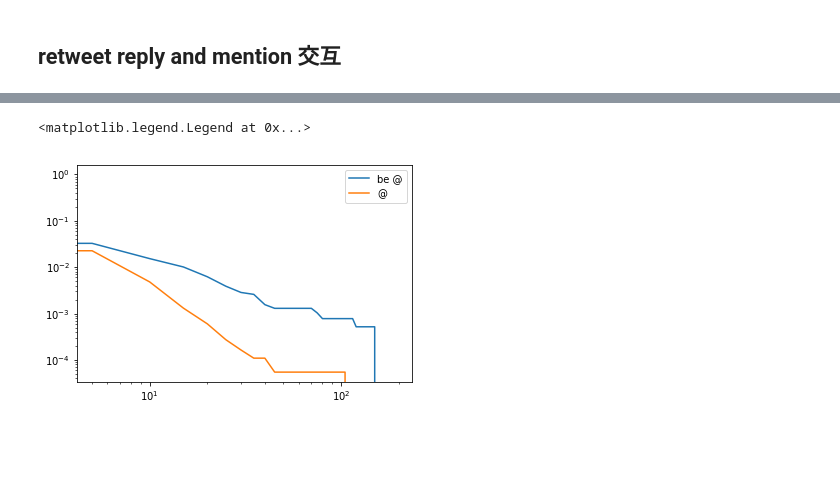
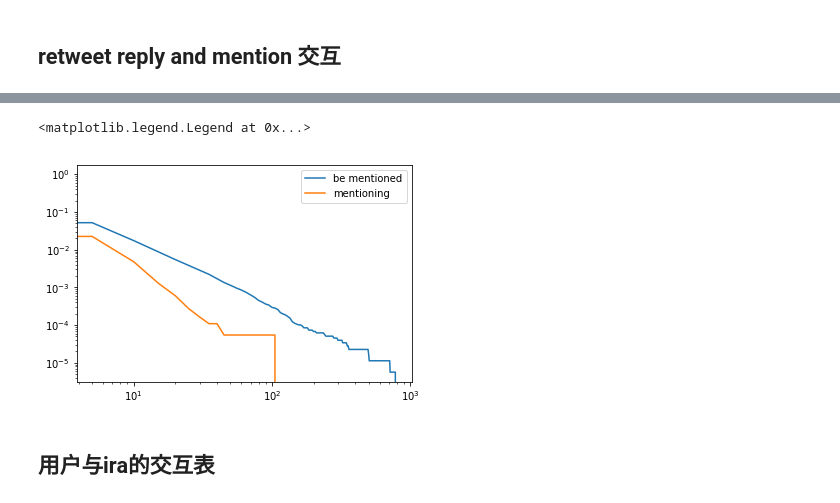
Before and after one commit to kayzhou/fake_news_during_election, a Jupyter notebook: interaction_with_ira.ipynb, the cells around one changed output, grey strips where cells are left out. Cells and saved outputs as stored; diff of their text form; code cells hidden in the pictures; blank space fills up the shorter version.

```diff
--- a/interaction_with_ira.ipynb
+++ b/interaction_with_ira.ipynb
@@ -2,12 +2,20 @@
 from my_weapon import *
 from tqdm import tqdm_notebook as tqdm
 from fake_identify import Are_you_IRA
+import matplotlib
+matplotlib.rcParams["font.size"] = 14
+sns.set_style("darkgrid")
+ira_c = sns.color_palette("coolwarm", 8)[7]
+all_c = sns.color_palette("coolwarm", 8)[0]
 
 Putin = Are_you_IRA()
 # %% [markdown]
 ## retweet reply and mention 交互
 # %%
 def num_of_interaction(G):
+    """
+    交互频率
+    """
     print(G.number_of_nodes(), G.number_of_edges())
     freq_ira_as_n1 = []
     freq_ira_as_n2 = []
@@ -26,13 +34,13 @@ def num_of_interaction(G):
     freq_ira_toge = pd.Series(freq_ira_toge)
 
     print(freq_ira_as_n1.describe())
-    freq_ira_as_n1.hist()
-    plt.show()
-    plt.close()
+#     freq_ira_as_n1.hist()
+#     plt.show()
+#     plt.close()
     print(freq_ira_as_n2.describe())
-    freq_ira_as_n2.hist()
-    plt.show()
-    plt.close()
-    print(freq_ira_toge.describe())
+#     freq_ira_as_n2.hist()
+#     plt.show()
+#     plt.close()
+#     print(freq_ira_toge.describe())
 
     return freq_ira_as_n1, freq_ira_as_n2
@@ -39,8 +156,15 @@ def num_of_interaction(G):
 # %%
 %matplotlib inline
 
-def get_cdf_pdf(data, mini, maxi, step, norm=True):
-    x = [float(i) for i in np.arange(mini, maxi, step)]
+def get_cdf_pdf(data, mini=0, maxi=0, step=0, norm=True):
+    if maxi == 0:
+        maxi = data.max()
+        print("max(x):", maxi)
+    if step == 0:
+        step = int((maxi - mini) / 100)
+        if step == 0:
+            step = 1
+    x = np.arange(mini, maxi, step, dtype=np.float32)
     cdf = [0] * len(x)
     pdf = [0] * len(x)
     count = 0
@@ -162,4 +264,4 @@ plt.legend()
 # %%
-G = nx.read_gpickle("disk/ira-men-SQL.gp")
+G = nx.read_gpickle("disk/ira-men.gp")
 freq_ira_as_n1, freq_ira_as_n2 = num_of_interaction(G)
 # %% [output]
@@ -197,13 +288,13 @@ dtype: float64
 # %%
 # plt.figure(figsize=(8, 6))
-x, cdf, pdf = get_cdf_pdf(freq_ira_as_n1, 0, 200, 5)
+x, cdf, pdf = get_cdf_pdf(freq_ira_as_n1, 0, 800, 5)
 plt.xscale('log'); plt.yscale('log')
-plt.plot(x, cdf, label='be @')
+plt.plot(x, cdf, label='be mentioned')
 
 x, cdf, pdf = get_cdf_pdf(freq_ira_as_n2, 0, 200, 5)
 plt.xscale('log'); plt.yscale('log')
-plt.plot(x, cdf, label='@')
+plt.plot(x, cdf, label='mentioning')
 plt.legend()
 # %% [output]
 <matplotlib.legend.Legend at 0x...>
-[figure, old version]
+[figure, new version]
@@ -218,3 +301,5 @@ sns.jointplot(x, y, kind="hex", color="#4CB391")
+# %% [markdown]
+## 用户与ira的交互表
 # %%
 from collections import defaultdict
 users = {}
```
Also changed, not shown: parts of 30 cells of this notebook, 5 other files.
